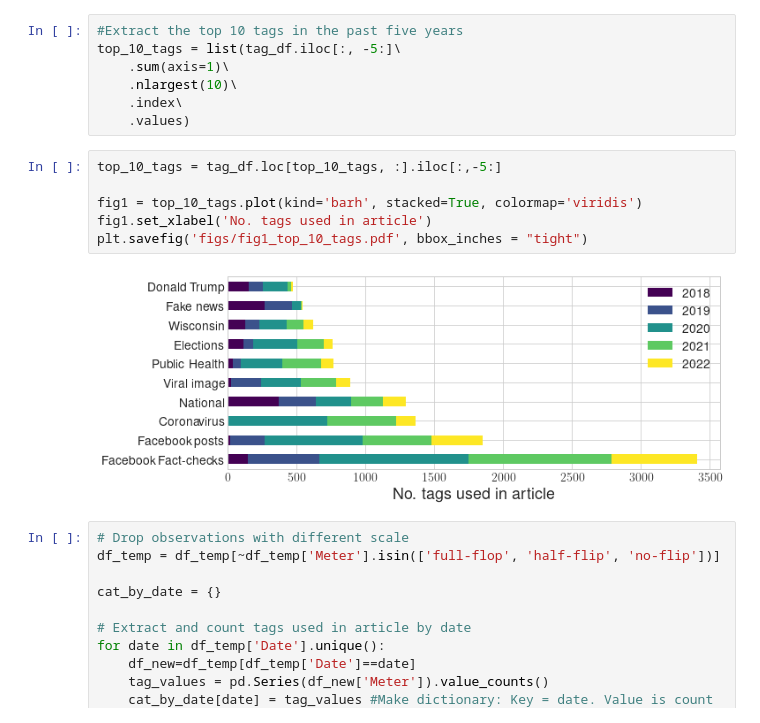
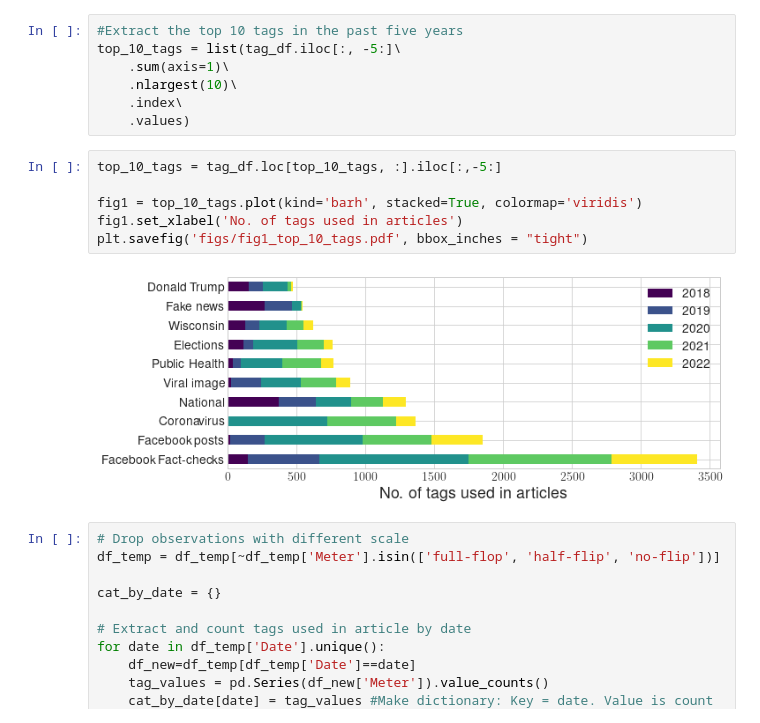
Before and after one commit to pgb206/ISDS2022_group7, a Jupyter notebook: project/project.ipynb, the cells around one changed output. Saved outputs shown, nothing was run; the diff lists cells and outputs as text.

```diff
--- a/project/project.ipynb
+++ b/project/project.ipynb
@@ -620,11 +620,11 @@ top_10_tags = list(tag_df.iloc[:, -5:]\
 # %%
 top_10_tags = tag_df.loc[top_10_tags, :].iloc[:,-5:]
 
 fig1 = top_10_tags.plot(kind='barh', stacked=True, colormap='viridis')
-fig1.set_xlabel('No. tags used in article')
+fig1.set_xlabel('No. of tags used in articles')
 plt.savefig('figs/fig1_top_10_tags.pdf', bbox_inches = "tight")
 # %% [output]
-[figure, old version]
+[figure, new version]
 # %%
 # Drop observations with different scale
 df_temp = df_temp[~df_temp['Meter'].isin(['full-flop', 'half-flip', 'no-flip'])]
```
Also changed, not shown: parts of 1 cell of this notebook, 5 other files.
